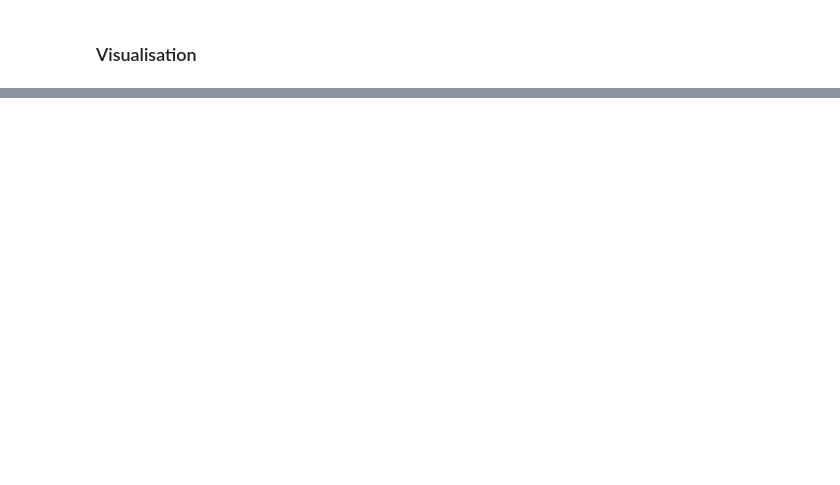
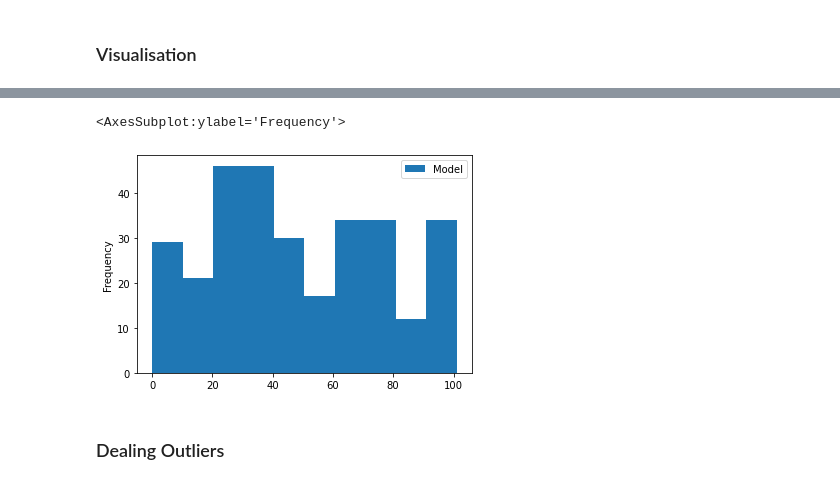
Before and after one commit to halodevelopers/deep_learning_and_machine_learning, a Jupyter notebook: learning/car_predictions/car_prediction.ipynb, the cells around one changed output, grey strips where cells are left out. Drawn from its saved outputs; the diff is of its cells as text; code cells hidden in the pictures; blank space fills up the shorter version.

```diff
--- a/learning/car_predictions/car_prediction.ipynb
+++ b/learning/car_predictions/car_prediction.ipynb
@@ -75,0 +86,8 @@ dataset.head()
+# %%
+# Year vs price
+dataset.plot(kind = 'hist', x = 'Year', y = 'Model')
+# %% [output]
+<AxesSubplot:ylabel='Frequency'>
+[figure, added]
+# %% [markdown]
+### Dealing Outliers
```
Also changed, not shown: parts of 4 cells of this notebook.
